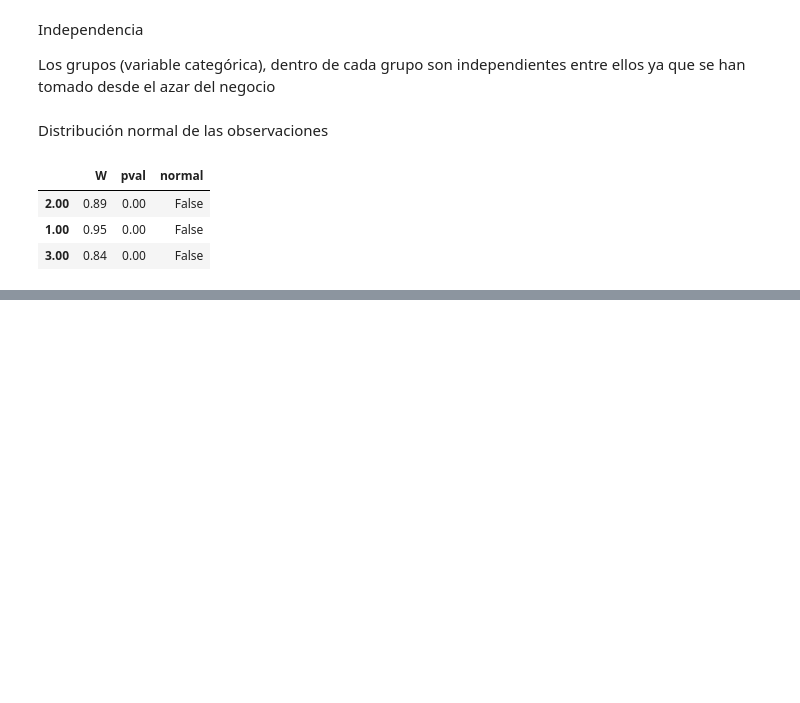
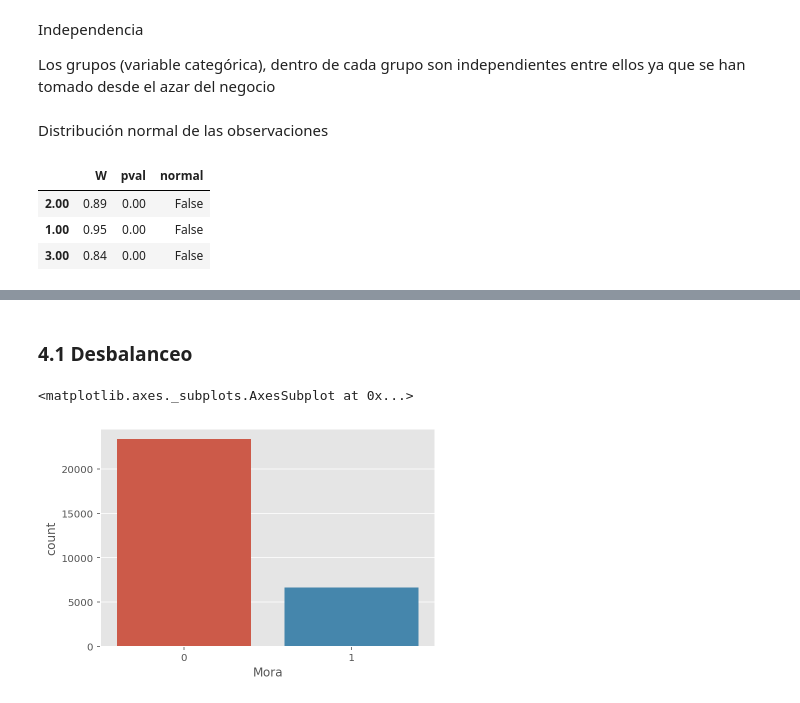
Before and after one commit to Oscar19922017/ProyectoBancoAmerica, a Jupyter notebook: ProyectoBancoAmerica2022.ipynb, the cells around one changed output, grey strips where cells are left out. Drawn from its saved outputs; the diff is of its cells as text; code cells hidden in the pictures; blank space fills up the shorter version.

```diff
--- a/ProyectoBancoAmerica2022.ipynb
+++ b/ProyectoBancoAmerica2022.ipynb
@@ -883,0 +980,7 @@ pg.normality(data=datos, dv="LIMIT_BAL",group="EDUCATION")
+# %% [markdown]
+### **4.1 Desbalanceo**
+# %%
+sns.countplot("Mora",data=df)
+# %% [output]
+<matplotlib.axes._subplots.AxesSubplot at 0x...>
+[figure, added]
```
Also changed, not shown: parts of 31 cells of this notebook.
